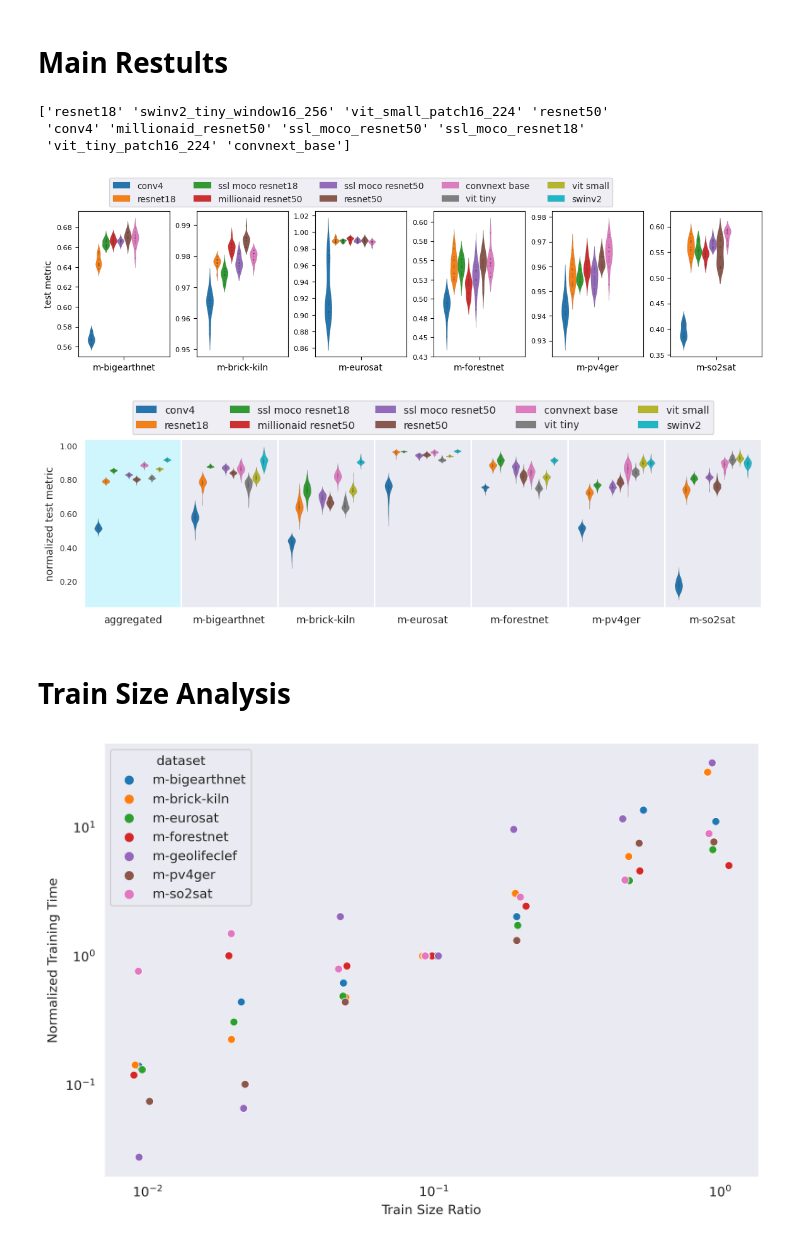
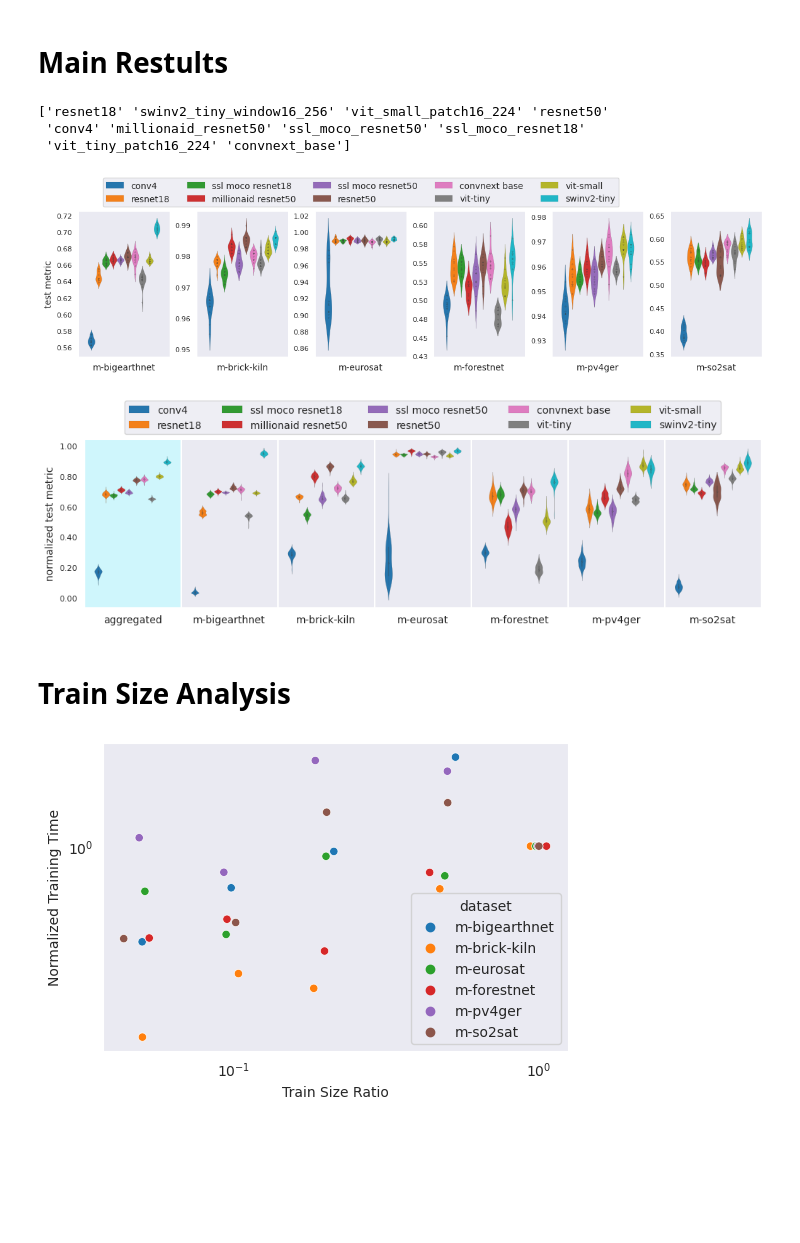
Before and after one commit to ServiceNow/geo-bench, a Jupyter notebook: ccb/experiment/parse_results.ipynb, the cells around one changed output. Drawn from its saved outputs; the diff is of its cells as text; code cells hidden in the pictures; blank space fills up the shorter version.

```diff
--- a/ccb/experiment/parse_results.ipynb
+++ b/ccb/experiment/parse_results.ipynb
@@ -16,49 +18,49 @@ from ccb.experiment.retrieve_runs import retrieve_runs
 # %%
 classification_dir = '/mnt/data/experiments/nils/final_classification_seeded_runs'
 
 df = retrieve_runs(classification_dir, use_cached_csv=True, is_sweep=False)
 
 print(df.model.unique())
 
 # df['train_ratio'] = [get_train_ratio(part_name) for part_name in df['partition_name']]
 df = df.applymap(parse_results.clean_names)
 df = df.rename(columns=parse_results.clean_names)
 
+model_order = "conv4,resnet18,ssl moco resnet18,millionaid resnet50,ssl moco resnet50,resnet50,convnext base,vit-tiny,vit-small,swinv2-tiny".split(",")
+df_1x = df[(df["partition name"] == "1.00x train") | (df["partition name"] == "default")].copy()
+# df_1x = df[(df["partition name"] == "0.05x train")].copy()
 
-model_order = "conv4,resnet18,ssl moco resnet18,millionaid resnet50,ssl moco resnet50,resnet50,convnext base,vit tiny,vit small,swinv2".split(",")
-# df_1x = df[df['partition name'] == '1.00x train'].copy()
-df_1x = df[(df["partition name"] == "1.00x train") | (df["partition name"] == "default")].copy()
 normalizer = parse_results.make_normalizer(df_1x)
 normalizer.normalize_data_frame(df_1x, ["test metric", "val metric"])
 
 parse_results.plot_per_dataset_3(df_1x, model_order, metric="test metric", sharey=False, inner="points", fig_size=(14,3), n_legend_rows=2)
 plt.savefig(Path.home() / "figures" / "test metric.pdf", bbox_inches="tight", dpi=300)
 # parse_results.plot_per_dataset_3(df_1x, model_order, metric="val metric", sharey=False, inner="points")
 # plt.savefig(Path.home() / "figures" / "test metric.png", bbox_inches="tight", dpi=300)
 
 # parse_results.plot_per_dataset_3(df_1x, model_order, metric="test loss", sharey=False, inner="points")
 # parse_results.plot_per_dataset_3(df_1x, model_order, metric="val loss", sharey=False, inner="points")
 # %% [output]
 ['resnet18' 'swinv2_tiny_window16_256' 'vit_small_patch16_224' 'resnet50'
  'conv4' 'millionaid_resnet50' 'ssl_moco_resnet50' 'ssl_moco_resnet18'
  'vit_tiny_patch16_224' 'convnext_base']
-[figure, old version]
+[figure, new version]
 # %%
 parse_results.plot_bootstrap_aggregate(df_1x, metric="normalized test metric", model_order=model_order, fig_size=(12,3))
 # parse_results.plot_bootstrap_aggregate(df_1x, metric="normalized val_metric", model_order=model_order)
 plt.savefig(Path.home() / "figures" / "normalized test metric.pdf", bbox_inches="tight", dpi=300)
 # %% [output]
-[figure, old version]
+[figure, new version]
 # %% [markdown]
 # Train Size Analysis
 # %%
-seeded_results_path = "/mnt/data/experiments/nils/classification_results/seeded_runs_2022-07-25_11-01-58.csv"
-df = pd.read_csv(seeded_results_path)
+classification_dir = '/mnt/data/experiments/nils/final_classification_seeded_runs'
+df = retrieve_runs(classification_dir, use_cached_csv=True, is_sweep=False)
 df = df.applymap(parse_results.clean_names)
 df = df.rename(columns=parse_results.clean_names)
 
-plt.figure(figsize=(9,6), dpi=300)
-parse_results.plot_normalized_time(df, average_seeds=True)
-plt.savefig(Path.home() / "figures" / "training time.png", bbox_inches="tight")
+plt.figure(figsize=(6,4), dpi=100)
+parse_results.plot_normalized_time(df, average_seeds=True, reference_ratio=1.0)
+# plt.savefig(Path.home() / "figures" / "training time.png", bbox_inches="tight")
 # %% [output]
-[figure, old version]
+[figure, new version]
```
Also changed, not shown: parts of 12 cells of this notebook, 3 other files.
